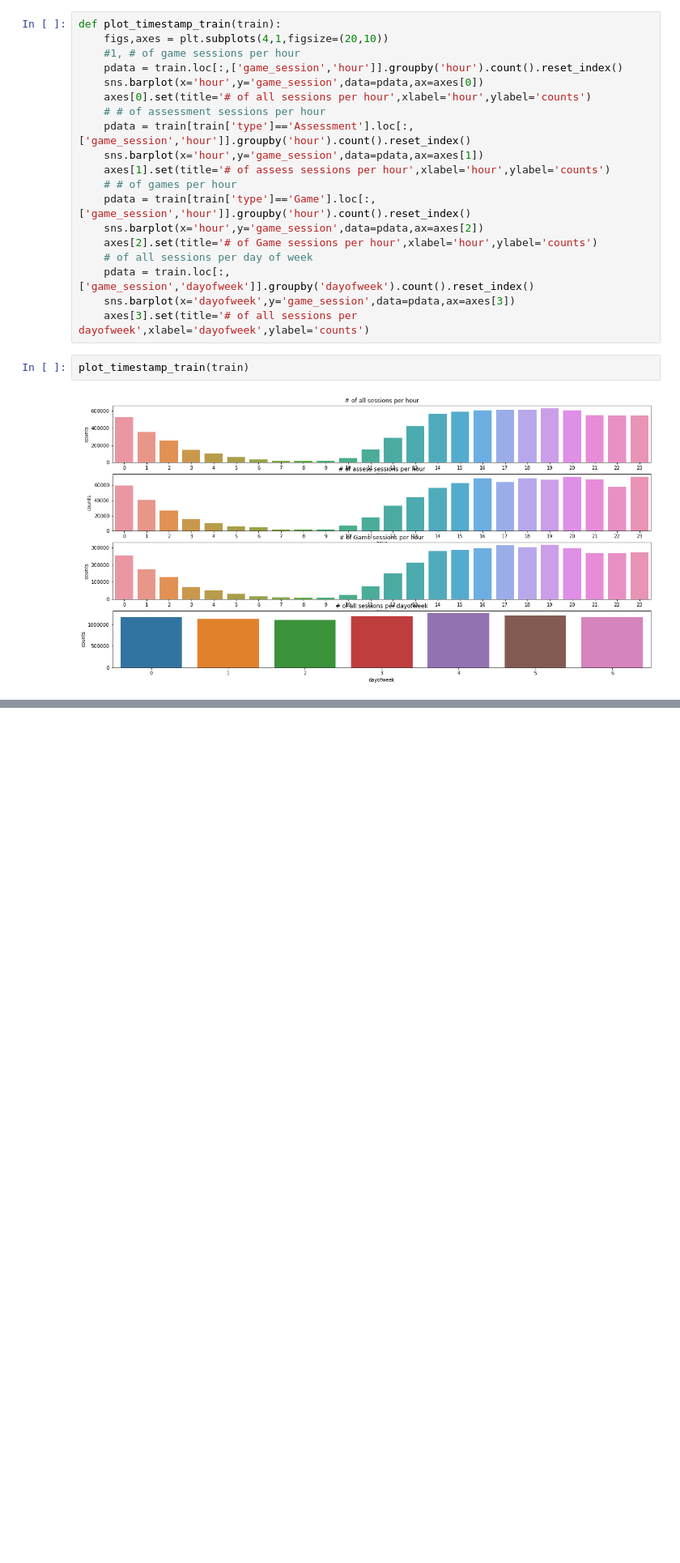
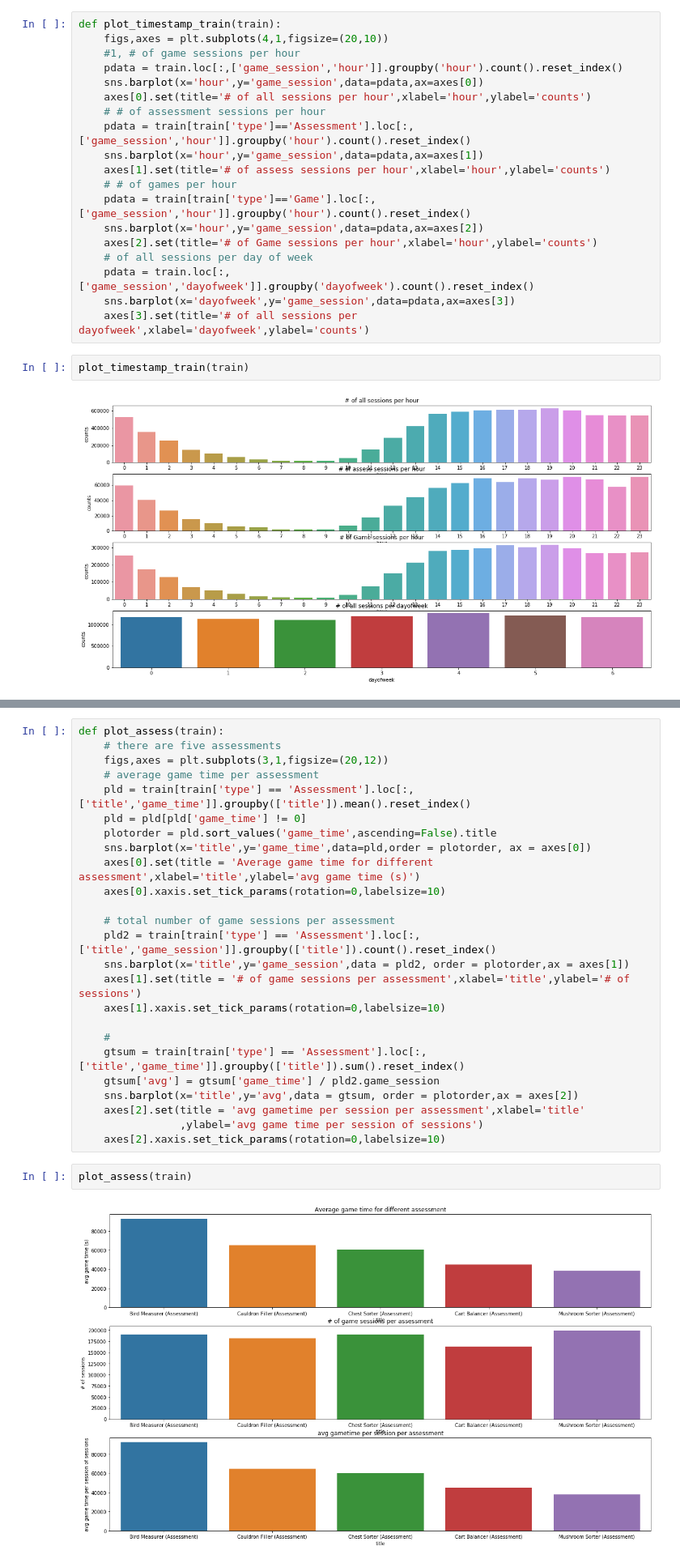
Before and after one commit to yaoyaoustc/Kaggle, a Jupyter notebook: 0106_dsbowl/part2_eda.ipynb, the cells around one changed output, grey strips where cells are left out. Shown: that part at 81% size. Drawn from its saved outputs; the diff is of its cells as text; blank space fills up the shorter version.

```diff
--- a/0106_dsbowl/part2_eda.ipynb
+++ b/0106_dsbowl/part2_eda.ipynb
@@ -112,0 +143,29 @@ train.loc[:,['game_session','hour']].groupby('hour').count().reset_index()
+# %%
+def plot_assess(train):
+    # there are five assessments
+    figs,axes = plt.subplots(3,1,figsize=(20,12))
+    # average game time per assessment
+    pld = train[train['type'] == 'Assessment'].loc[:,['title','game_time']].groupby(['title']).mean().reset_index()
+    pld = pld[pld['game_time'] != 0]
+    plotorder = pld.sort_values('game_time',ascending=False).title
+    sns.barplot(x='title',y='game_time',data=pld,order = plotorder, ax = axes[0])
+    axes[0].set(title = 'Average game time for different assessment',xlabel='title',ylabel='avg game time (s)')
+    axes[0].xaxis.set_tick_params(rotation=0,labelsize=10)
+
+    # total number of game sessions per assessment
+    pld2 = train[train['type'] == 'Assessment'].loc[:,['title','game_session']].groupby(['title']).count().reset_index()
+    sns.barplot(x='title',y='game_session',data = pld2, order = plotorder,ax = axes[1])
+    axes[1].set(title = '# of game sessions per assessment',xlabel='title',ylabel='# of sessions')
+    axes[1].xaxis.set_tick_params(rotation=0,labelsize=10)
+
+    #
+    gtsum = train[train['type'] == 'Assessment'].loc[:,['title','game_time']].groupby(['title']).sum().reset_index()
+    gtsum['avg'] = gtsum['game_time'] / pld2.game_session
+    sns.barplot(x='title',y='avg',data = gtsum, order = plotorder,ax = axes[2])
+    axes[2].set(title = 'avg gametime per session per assessment',xlabel='title'
+                ,ylabel='avg game time per session of sessions')
+    axes[2].xaxis.set_tick_params(rotation=0,labelsize=10)
+# %%
+plot_assess(train)
+# %% [output]
+[figure, added]
```
Also changed, not shown: parts of 30 cells of this notebook.
